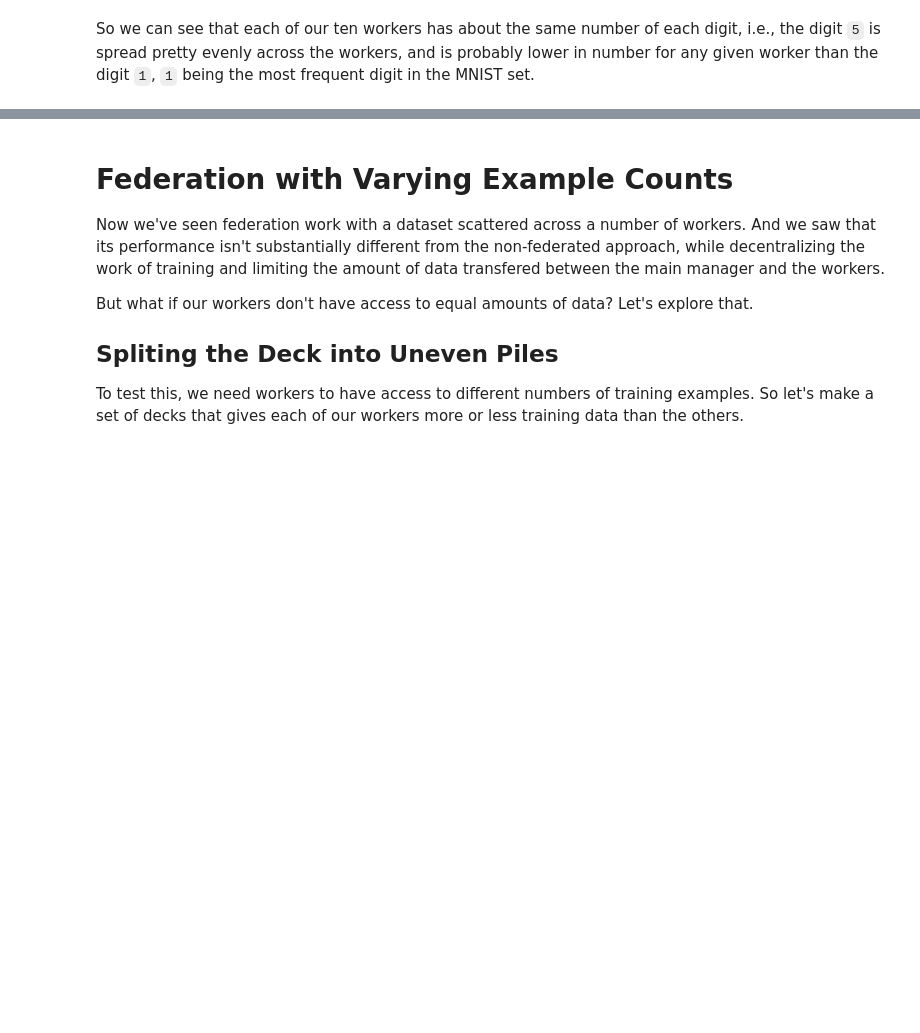
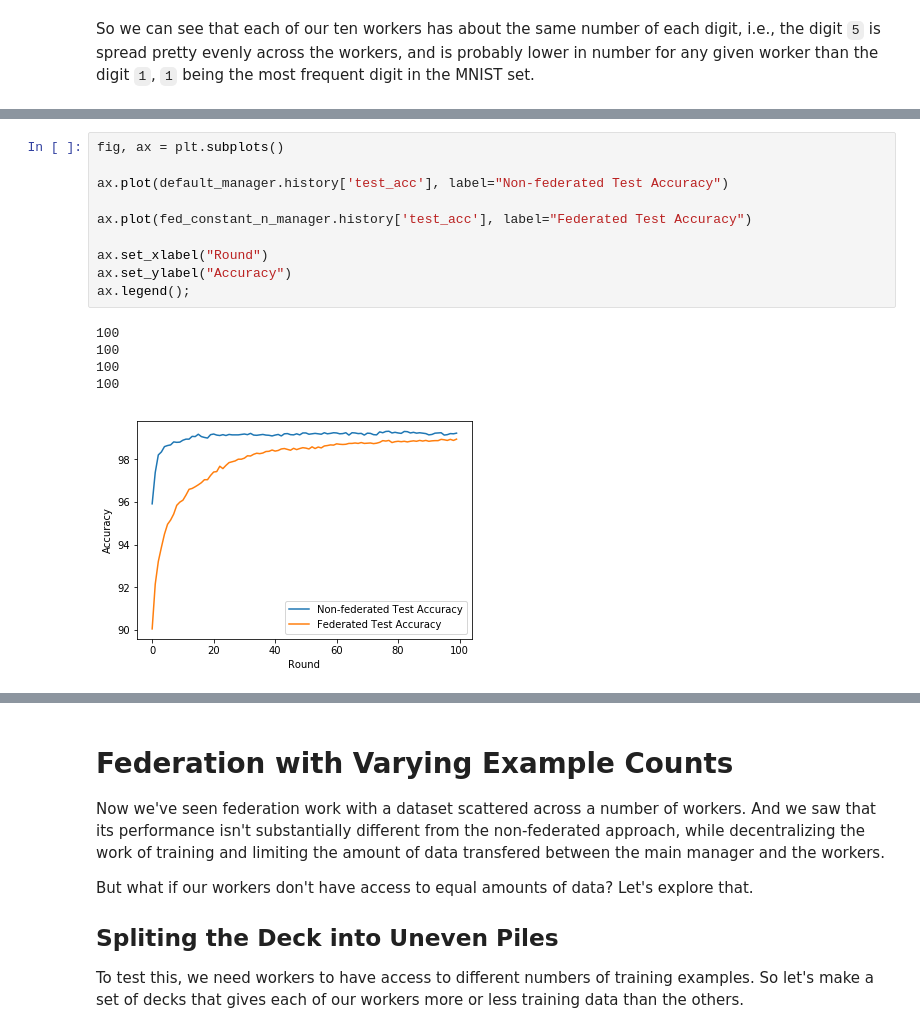
Before and after one commit to rmicallef/bfpytorch, a Jupyter notebook: MNIST-Fed-Part1.ipynb, the cells around one changed output, grey strips where cells are left out. Cells and saved outputs as stored; diff of their text form; blank space fills up the shorter version.

```diff
--- a/MNIST-Fed-Part1.ipynb
+++ b/MNIST-Fed-Part1.ipynb
@@ -381,3 +376,19 @@ ax_default.legend();
+# %%
+fig, ax = plt.subplots()
+
+ax.plot(default_manager.history['test_acc'], label="Non-federated Test Accuracy")
+
+ax.plot(fed_constant_n_manager.history['test_acc'], label="Federated Test Accuracy")
+
+ax.set_xlabel("Round")
+ax.set_ylabel("Accuracy")
+ax.legend();
+# %% [output]
+100
+100
+100
+100
+[figure, added]
 # %%
 fig, ax = plt.subplots()
 
```
Also changed, not shown: parts of 30 cells of this notebook, 4 other files.
